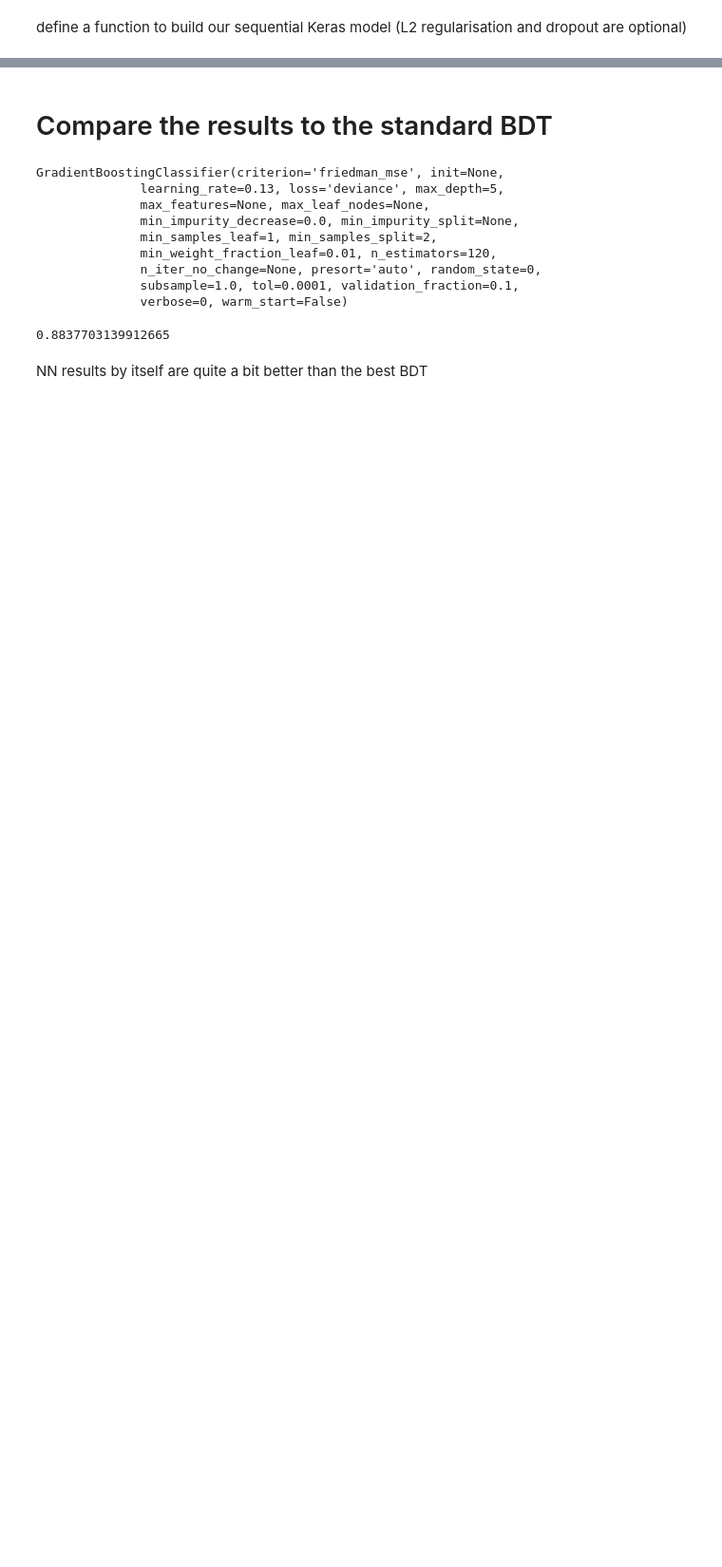
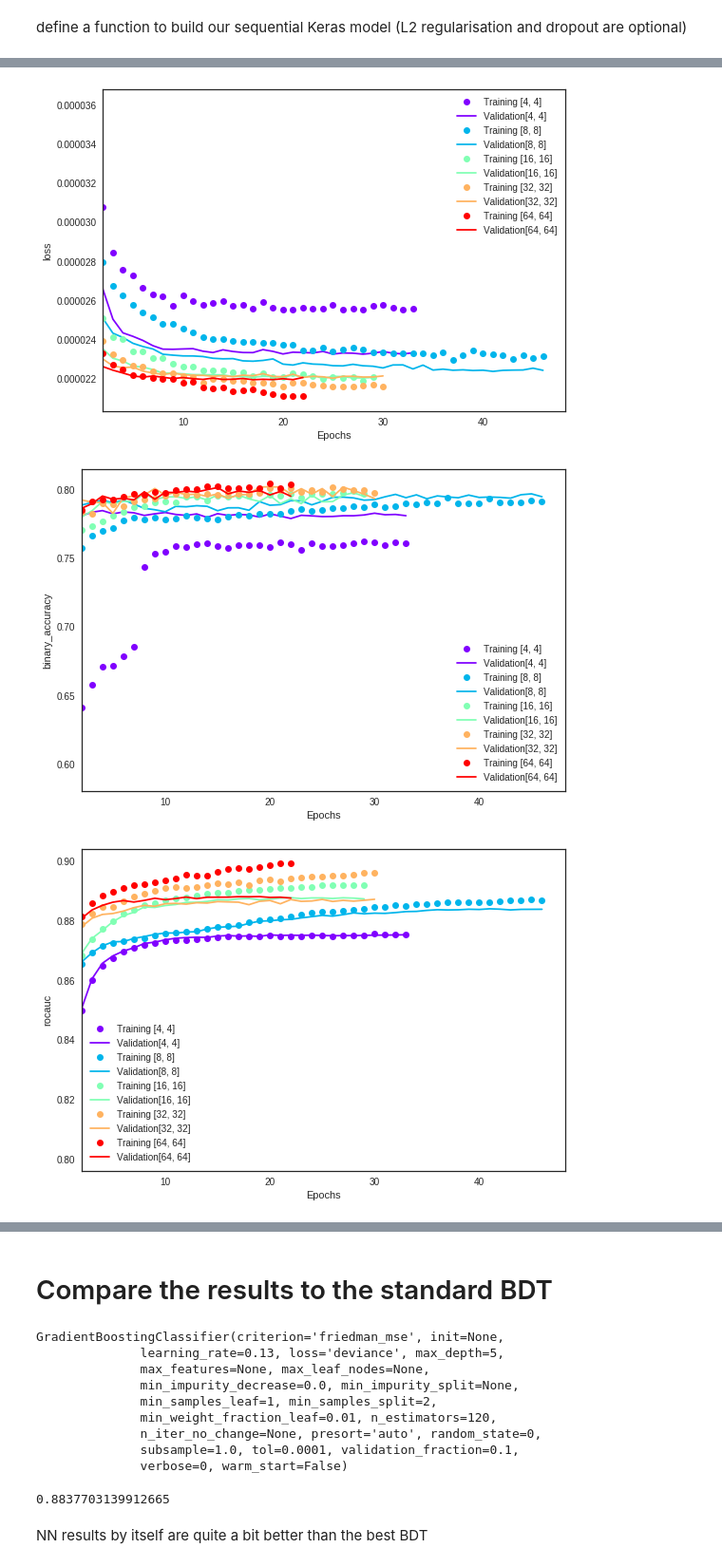
Before and after one commit to asalvadorsalas/HplusML, a Jupyter notebook: StandardNN.ipynb, the cells around one changed output, grey strips where cells are left out. Shown at 95% size. Saved outputs shown, nothing was run; the diff lists cells and outputs as text; code cells hidden in the pictures; blank space fills up the shorter version.

```diff
--- a/StandardNN.ipynb
+++ b/StandardNN.ipynb
@@ -549,0 +319,38 @@ print roc_auc_score(y_test, y_pred, sample_weight=w_test)
+# %%
+def plotByConfiguration(configurations=[[4,4],[8,8],[16,16],[32,32],[64,64]], variable="loss", validationvariable="val_loss"):
+  color=iter(plt.cm.rainbow(np.linspace(0,1,len(configurations))))
+
+  if variable=="rocauc":
+    index=-1
+    for i,cb in enumerate(models2nodropout[str(configurations[0])].callbacks):
+      if hasattr(cb, 'roc') and hasattr(cb, 'roc_val'):
+        index=i
+
+  plt.figure()
+  for configuration in configurations:
+
+    if variable=="rocauc":
+      loss_values=models2dropout02[str(configuration)].callbacks[i].roc
+      val_loss_values=models2dropout02[str(configuration)].callbacks[i].roc_val
+    else:
+      loss_values=models2dropout02[str(configuration)].history.history[variable]
+      val_loss_values=models2dropout02[str(configuration)].history.history[validationvariable]
+    epochs=range(1,len(loss_values)+1)
+    c=next(color)
+    plt.plot(epochs, loss_values,"o", color=c,label="Training "+str(configuration))
+    plt.plot(epochs, val_loss_values, color=c, label="Validation"+str(configuration))
+
+  plt.xlim(left=2)
+  plt.xlabel("Epochs")
+  plt.ylabel(variable)
+  plt.tight_layout()
+  plt.legend()
+
+
+plotByConfiguration()
+plotByConfiguration(variable="binary_accuracy", validationvariable="val_binary_accuracy")
+plotByConfiguration(variable="rocauc")
+# %% [output]
+[figure, added]
+[figure, added]
+[figure, added]
```
Also changed, not shown: parts of 34 cells of this notebook.
